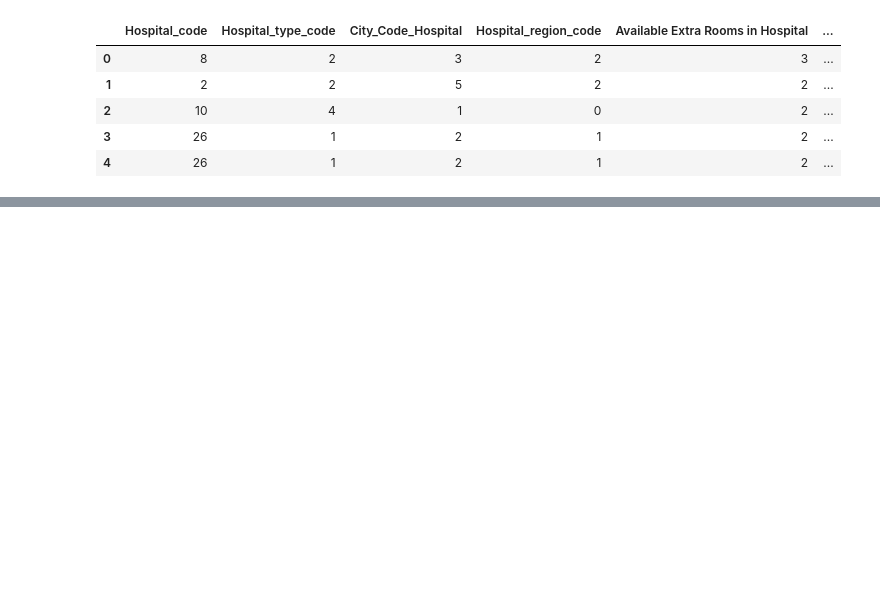
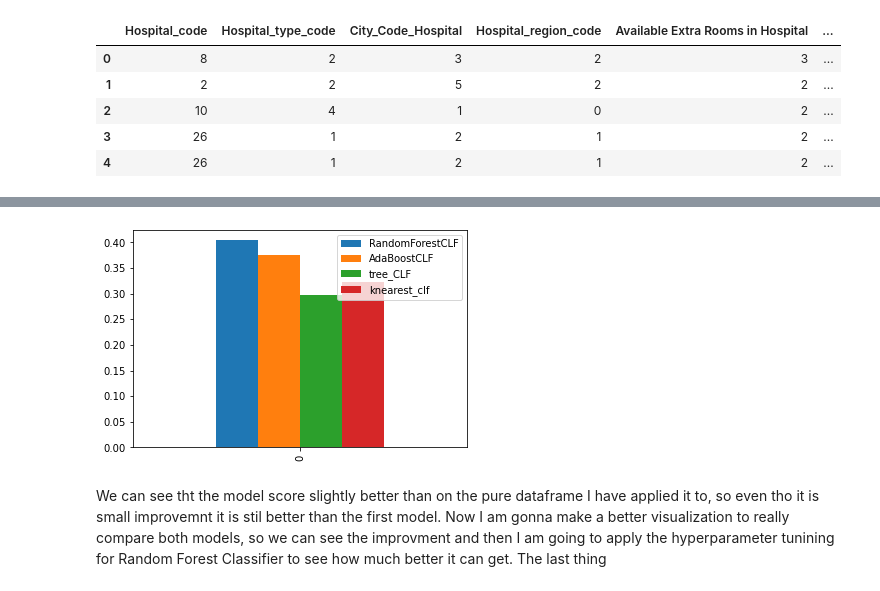
Before and after one commit to TheBlaze1/DataScience, a Jupyter notebook: LOS-ML.ipynb, the cells around one changed output, grey strips where cells are left out. Saved outputs shown, nothing was run; the diff lists cells and outputs as text; code cells hidden in the pictures; blank space fills up the shorter version.

```diff
--- a/LOS-ML.ipynb
+++ b/LOS-ML.ipynb
@@ -1225,0 +942,6 @@ list_of_variables
+# %%
+stdScaler = StandardScaler()
+# %%
+x_train = stdScaler.fit_transform(x_train)
+# %%
+x_test = stdScaler.fit_transform(x_test)
@@ -1225,0 +964,39 @@ list_of_variables
+# %%
+# Lets create the machine learning pipeline
+def ml_pipeline(df, visualize):
+    visualize = visualize
+    """
+    This ml_pipeline takes the dataframe and splits it into test and train dadtasets and then apply standardrization scaling to the test and train datasets.
+
+    df: cleaned data frame - all variables must be numeric
+
+    visualize: True/False - return the bar chart of scores for each of the models if True, else return dictionary with each model scores:
+
+                            "RandomForestCLF"
+                            "AdaBoostCLF"
+                            "tree_CLF
+                            "knearest_clf"
+    """
+    if visualize == True:
+        x = df.drop(columns=["Stay"])
+        Y = df["Stay"]
+        x_train, x_test, Y_train, Y_test = train_test_split(x, Y, test_size=0.20, random_state = 42, shuffle = True)
+        x_train = stdScaler.fit_transform(x_train)
+        x_test = stdScaler.fit_transform(x_test)
+        pd.DataFrame.from_dict(fit_score_models(x_train,Y_train,x_test,Y_test)).plot.bar()
+
+    else:
+        x = df.drop(columns=["Stay"])
+        Y = df["Stay"]
+        x_train, x_test, Y_train, Y_test = train_test_split(x, Y, test_size=0.20, random_state = 42, shuffle = True)
+        x_train = stdScaler.fit_transform(x_train)
+        x_test = stdScaler.fit_transform(x_test)
+
+
+        return fit_score_models(x_train,Y_train,x_test,Y_test)
+# %%
+ml_pipeline(training_df,True)
+# %% [output]
+[figure, added]
+# %% [markdown]
+We can see tht the model score slightly better than on the pure dataframe I have applied it to, so even tho it is small improvemnt it is stil better than the first model. Now I am gonna make a better visualization to really compare both models, so we can see the improvment and then I am going to apply the hyperparameter tunining for Random Forest Classifier to see how much better it can get. The last thing
```
Also changed, not shown: parts of 56 cells of this notebook.
